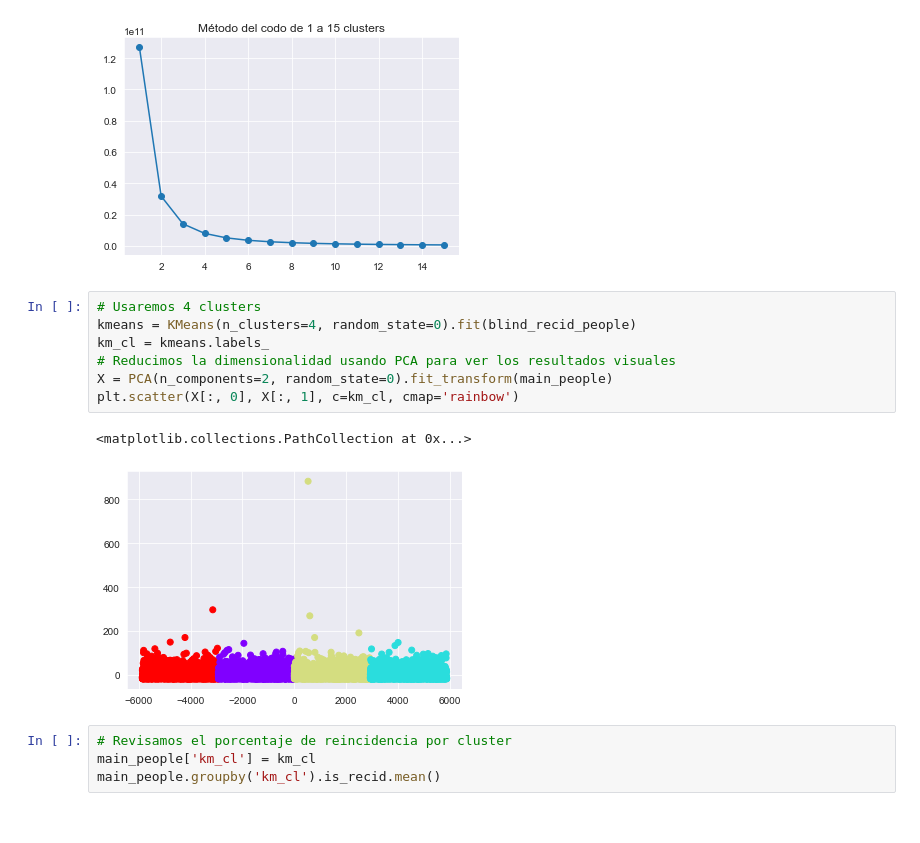
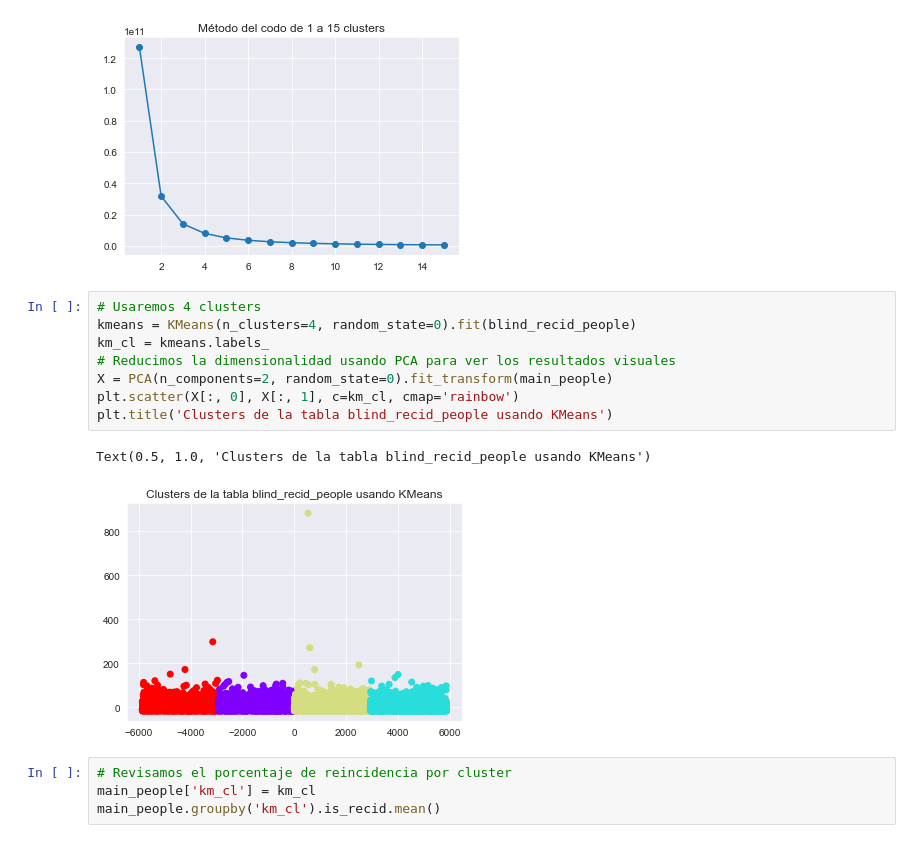
Before and after one commit to PJaramilloV/bias-no-basado, a Jupyter notebook: src/pregunta-3.ipynb, the cells around one changed output. Drawn from its saved outputs; the diff is of its cells as text.

```diff
--- a/src/pregunta-3.ipynb
+++ b/src/pregunta-3.ipynb
@@ -91,13 +91,14 @@ plt.show()
 # %%
 # Usaremos 4 clusters
 kmeans = KMeans(n_clusters=4, random_state=0).fit(blind_recid_people)
 km_cl = kmeans.labels_
 # Reducimos la dimensionalidad usando PCA para ver los resultados visuales
 X = PCA(n_components=2, random_state=0).fit_transform(main_people)
 plt.scatter(X[:, 0], X[:, 1], c=km_cl, cmap='rainbow')
+plt.title('Clusters de la tabla blind_recid_people usando KMeans')
 # %% [output]
-<matplotlib.collections.PathCollection at 0x...>
+Text(0.5, 1.0, 'Clusters de la tabla blind_recid_people usando KMeans')
-[figure, old version]
+[figure, new version]
 # %%
 # Revisamos el porcentaje de reincidencia por cluster
 main_people['km_cl'] = km_cl
```
Also changed, not shown: parts of 6 cells of this notebook, 1 other file.
